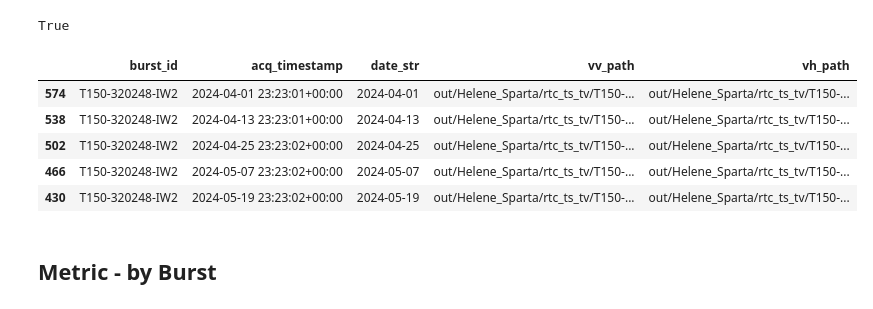
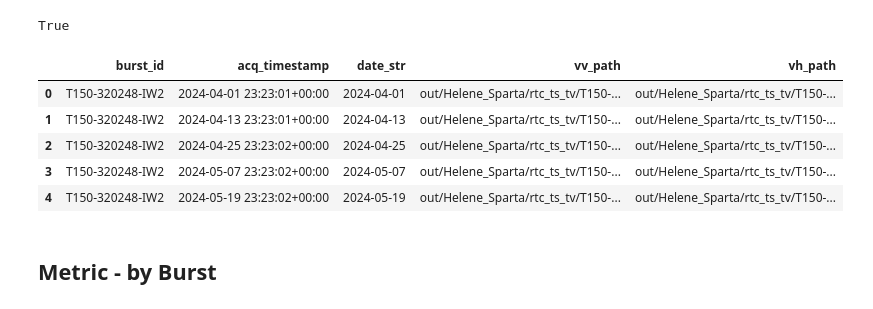
Before and after one commit to OPERA-Cal-Val/dist-s1-sample-workflow, a Jupyter notebook: AOI Workflow.ipynb, the cells around one changed output. Cells and saved outputs as stored; diff of their text form; code cells hidden in the pictures.

```diff
--- a/AOI Workflow.ipynb
+++ b/AOI Workflow.ipynb
@@ -278,21 +281,21 @@ True
 # %%
 df_vv = pd.DataFrame(vv_path_data)
 df_vh = pd.DataFrame(vh_path_data)
 
 df_vv['date_str'] = df_vv.acq_timestamp.dt.date.astype(str)
 df_vh['date_str'] = df_vh.acq_timestamp.dt.date.astype(str)
 df_loc_ts = pd.merge(df_vv, df_vh[['burst_id', 'date_str', 'vh_path']], on=['burst_id', 'date_str'], how='inner')
 df_loc_ts = df_loc_ts[['burst_id', 'acq_timestamp', 'date_str', 'vv_path', 'vh_path']]
-df_loc_ts = df_loc_ts.sort_values(by=['burst_id', 'acq_timestamp']).
-assert df_paths.shape[0] == len(vh_path_data)
+df_loc_ts = df_loc_ts.sort_values(by=['burst_id', 'acq_timestamp']).reset_index(drop=True)
+assert df_loc_ts.shape[0] == len(vh_path_data)
 df_loc_ts.head()
 # %% [output]
 |  | burst_id | acq_timestamp | date_str | vv_path | vh_path |
-| 574 | T150-320248-IW2 | 2024-04-01 23:23:01+00:00 | 2024-04-01 | out/Helene_Sparta/rtc_ts_tv/T150-... | out/Helene_Sparta/rtc_ts_tv/T150-... |
-| 538 | T150-320248-IW2 | 2024-04-13 23:23:01+00:00 | 2024-04-13 | out/Helene_Sparta/rtc_ts_tv/T150-... | out/Helene_Sparta/rtc_ts_tv/T150-... |
-| 502 | T150-320248-IW2 | 2024-04-25 23:23:02+00:00 | 2024-04-25 | out/Helene_Sparta/rtc_ts_tv/T150-... | out/Helene_Sparta/rtc_ts_tv/T150-... |
-| 466 | T150-320248-IW2 | 2024-05-07 23:23:02+00:00 | 2024-05-07 | out/Helene_Sparta/rtc_ts_tv/T150-... | out/Helene_Sparta/rtc_ts_tv/T150-... |
-| 430 | T150-320248-IW2 | 2024-05-19 23:23:02+00:00 | 2024-05-19 | out/Helene_Sparta/rtc_ts_tv/T150-... | out/Helene_Sparta/rtc_ts_tv/T150-... |
+| 0 | T150-320248-IW2 | 2024-04-01 23:23:01+00:00 | 2024-04-01 | out/Helene_Sparta/rtc_ts_tv/T150-... | out/Helene_Sparta/rtc_ts_tv/T150-... |
+| 1 | T150-320248-IW2 | 2024-04-13 23:23:01+00:00 | 2024-04-13 | out/Helene_Sparta/rtc_ts_tv/T150-... | out/Helene_Sparta/rtc_ts_tv/T150-... |
+| 2 | T150-320248-IW2 | 2024-04-25 23:23:02+00:00 | 2024-04-25 | out/Helene_Sparta/rtc_ts_tv/T150-... | out/Helene_Sparta/rtc_ts_tv/T150-... |
+| 3 | T150-320248-IW2 | 2024-05-07 23:23:02+00:00 | 2024-05-07 | out/Helene_Sparta/rtc_ts_tv/T150-... | out/Helene_Sparta/rtc_ts_tv/T150-... |
+| 4 | T150-320248-IW2 | 2024-05-19 23:23:02+00:00 | 2024-05-19 | out/Helene_Sparta/rtc_ts_tv/T150-... | out/Helene_Sparta/rtc_ts_tv/T150-... |
 # %% [markdown]
 ## Metric - by Burst
 # %%
```
Also changed, not shown: parts of 14 cells of this notebook.
